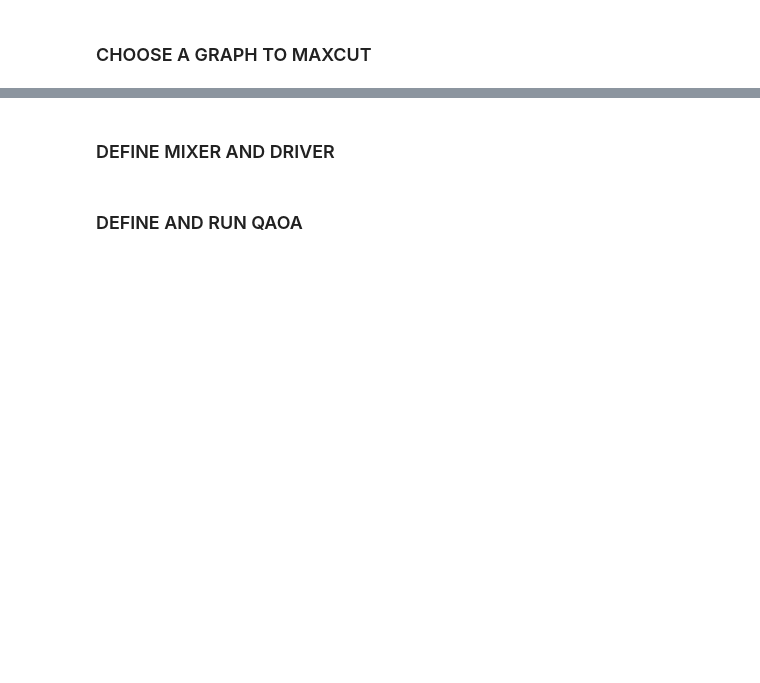
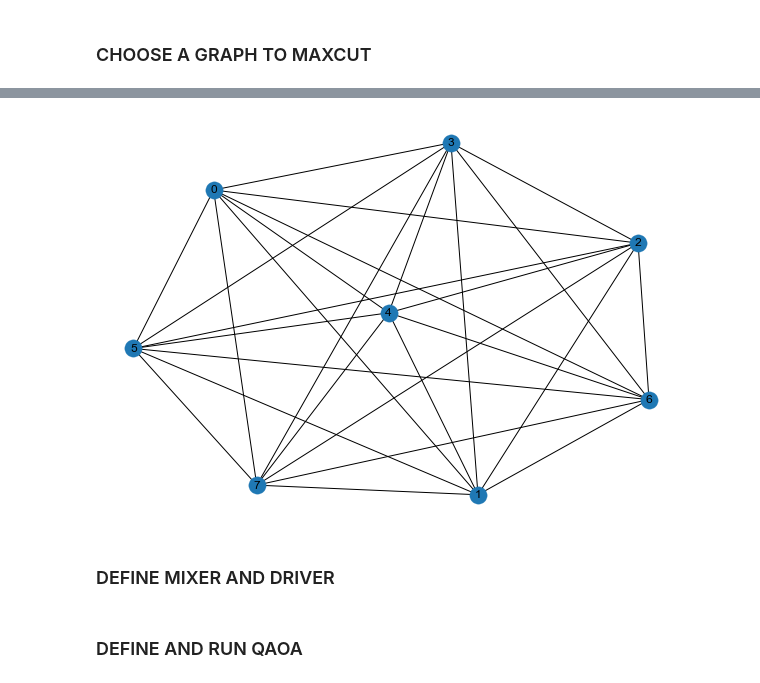
Before and after one commit to lanabozanic/comparing-algorithms, a Jupyter notebook: hybrids/QAOA-unweighted.ipynb, the cells around one changed output, grey strips where cells are left out. Drawn from its saved outputs; the diff is of its cells as text; code cells hidden in the pictures; blank space fills up the shorter version.

```diff
--- a/hybrids/QAOA-unweighted.ipynb
+++ b/hybrids/QAOA-unweighted.ipynb
@@ -102,3 +58,73 @@ nx.draw(graph_visual, with_labels=True)
+# %%
+#insert # of nodes here
+n_nodes = 8
+n_wires = n_nodes
+
+
+'''    8 NODES    '''
+#all-to-all
+graph = [(0, 1), (0, 2), (1, 3), (0, 3), (1, 2), (2, 3), (0,4), (1,4), (2,4), (3,4), (0,5), (1,5), (2,5), (3,5), (4,5), (0,6), (1,6), (2,6), (3,6), (4,6), (5,6), (0,7), (1,7), (2,7), (3,7), (4,7), (5,7), (6,7)]
+
+#nearest neighbour
+#graph = [(0,1), (1,2), (2,3), (3,4), (4,5), (5,6), (0,7), (6,7)]
+
+#random
+#graph = [(0,1), (0,2), (0,3), (0,4), (0,5), (0,6), (0,7)]
+
+
+
+
+
+'''    7 NODES    '''
+#all-to-all
+#graph = [(0, 1), (0, 2), (1, 3), (0, 3), (1, 2), (2, 3), (0,4), (1,4), (2,4), (3,4), (0,5), (1,5), (2,5), (3,5), (4,5), (0,6), (1,6), (2,6), (3,6), (4,6), (5,6)]
+
+#nearest neighbour
+#graph = [(0,1), (1,2), (2,3), (3,4), (4,5), (5,6), (0,6)]
+
+#random
+#graph = [(0,1), (0,2), (0,3), (0,4), (0,5), (0,6)]
+
+
+'''    6 NODES    '''
+######### all-to-all
+#graph = [(0, 1), (0, 2), (1, 3), (0, 3), (1, 2), (2, 3), (0,4), (1,4), (2,4), (3,4), (0,5), (1,5), (2,5), (3,5), (4,5)]
+######### nearest neighbour
+#graph = [(0,1), (1,2), (2,3), (3,4), (4,5),(0,5)]
+
+#graph = [(0,1), (0,2), (0,3), (0,4), (0,5)]
+
+'''    5 NODES    '''
+########## all-to-all
+#graph = [(0, 1), (0, 2), (1, 3), (0, 3), (1, 2), (2, 3), (0,4), (1,4), (2,4), (3,4)]
+
+########## nearest neighbour
+#graph = [(0, 1), (0, 4), (1,2), (2,3), (3,4)]
+
+########## #random graph
+#graph = [(0, 1), (0, 3), (1, 2), (2, 3), (2,0), (3,1)]
+#graph = [(0,1), (0,2), (0,3), (0,4)]
+#graph = [(0,1), (0,4), (4,3), (4,2), (2,3), (3,1), (4,1)]
+
+
+
+'''   4 NODES   '''
+########## all-to-all
+#graph = [(0, 1), (0, 3), (1, 2), (2, 3), (2,0), (3,1)]
+
+########## nearest neighbour
+#graph = [(0, 1), (0, 3), (1, 2), (2, 3)]
+
+
+########## #random graph
+#graph = [(0,1), (0,2), (0,3)]
+
+
+
+graph_visual = nx.Graph(graph)
+nx.draw(graph_visual, with_labels=True)
+# %% [output]
+[figure, added]
 # %% [markdown]
 ### DEFINE MIXER AND DRIVER
 # %%
```
Also changed, not shown: parts of 7 cells of this notebook, 16 other files.
